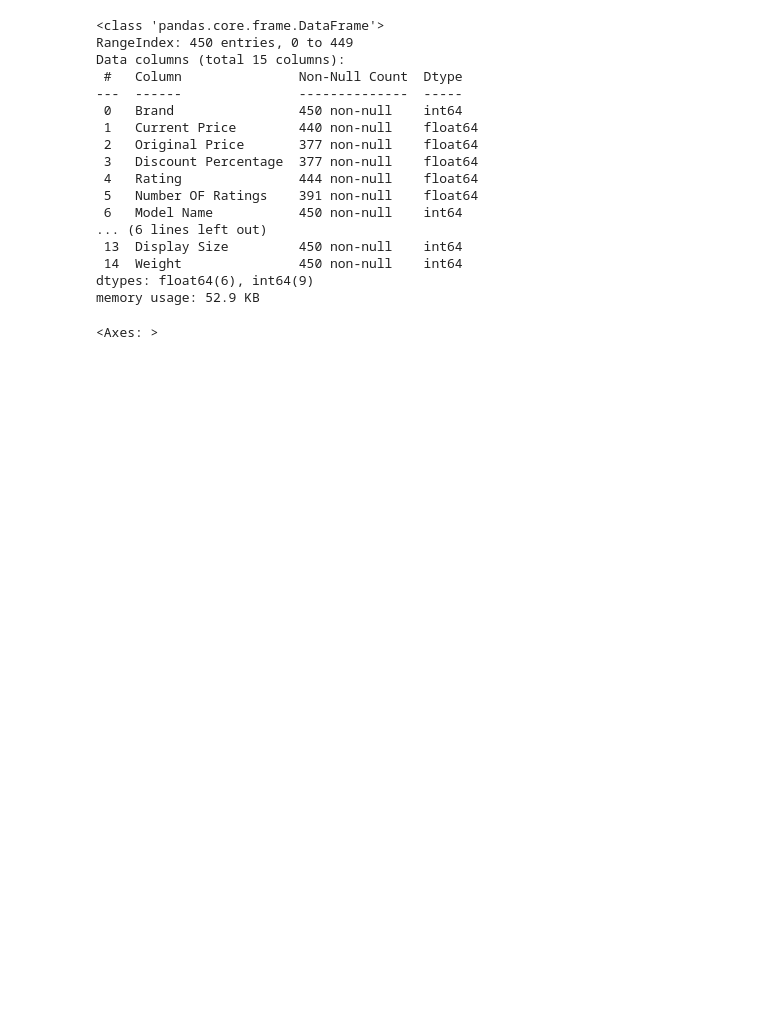
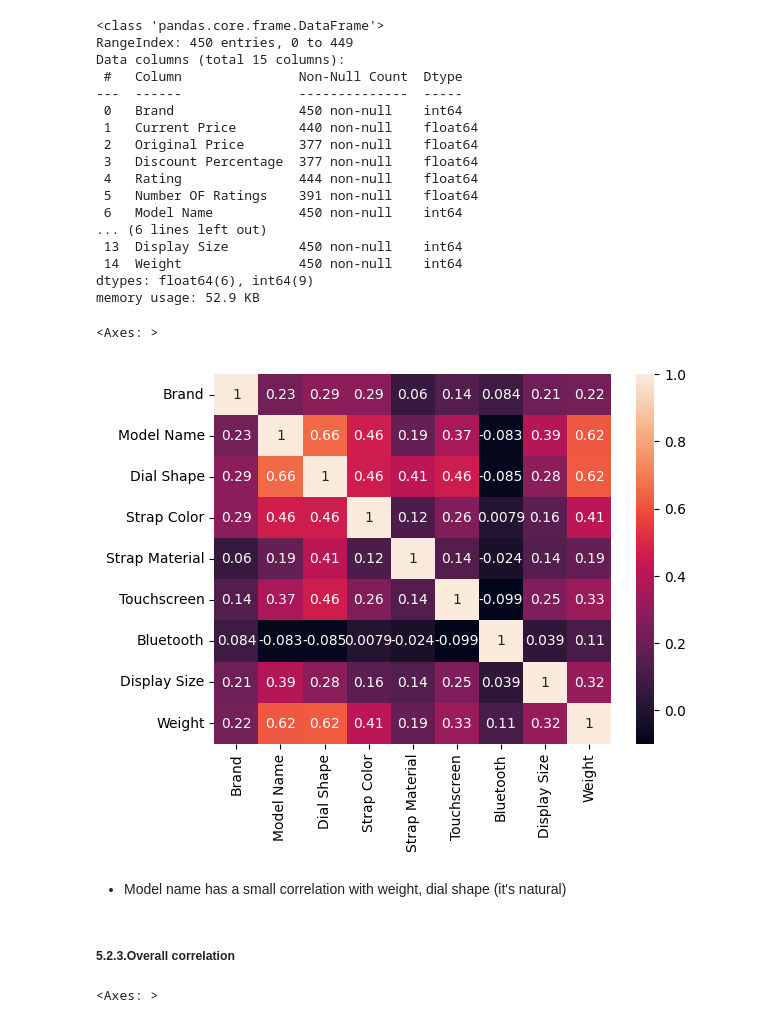
Before and after one commit to MuhaimenurRahmanTuaha/Linear_Regression_Project01, a Jupyter notebook: notebook/EDA.ipynb, the cells around one changed output. Saved outputs shown, nothing was run; the diff lists cells and outputs as text; code cells hidden in the pictures; blank space fills up the shorter version.

```diff
--- a/notebook/EDA.ipynb
+++ b/notebook/EDA.ipynb
@@ -269,7 +287,0 @@ sns.heatmap(df[numerical_columns].corr(),annot=True)
-# %%
-data = df.copy()
-'''
-for feature in categorical_columns:
-    data[feature]=np.where(data[feature].isnull(),'Missing',data[feature])
-data[categorical_columns].isnull().sum()
-'''
@@ -278,6 +288,7 @@ data[categorical_columns].isnull().sum()
 # %%
+cat_convert_data = df.copy()
 for feature in categorical_columns:
-    ordinal_labels = data[feature].unique()
+    ordinal_labels = cat_convert_data[feature].unique()
     ordinal_labels_2 = {k:i for i,k in enumerate(ordinal_labels,0)}
-    data[feature]=data[feature].map(ordinal_labels_2)
+    cat_convert_data[feature]=cat_convert_data[feature].map(ordinal_labels_2)
 # %%
@@ -309,5 +320,14 @@ Data columns (total 15 columns):
  14  Weight               450 non-null    int64
 dtypes: float64(6), int64(9)
 memory usage: 52.9 KB
+# %%
+sns.heatmap(cat_convert_data[categorical_columns].corr(),annot=True)
+# %% [output]
+<Axes: >
+[figure, added]
+# %% [markdown]
+* Model name has a small correlation with weight, dial shape (it's natural)
+# %% [markdown]
+##### **5.2.3.Overall correlation**
 # %%
 plt.figure(figsize=(15,10))
```
Also changed, not shown: parts of 47 cells of this notebook.
